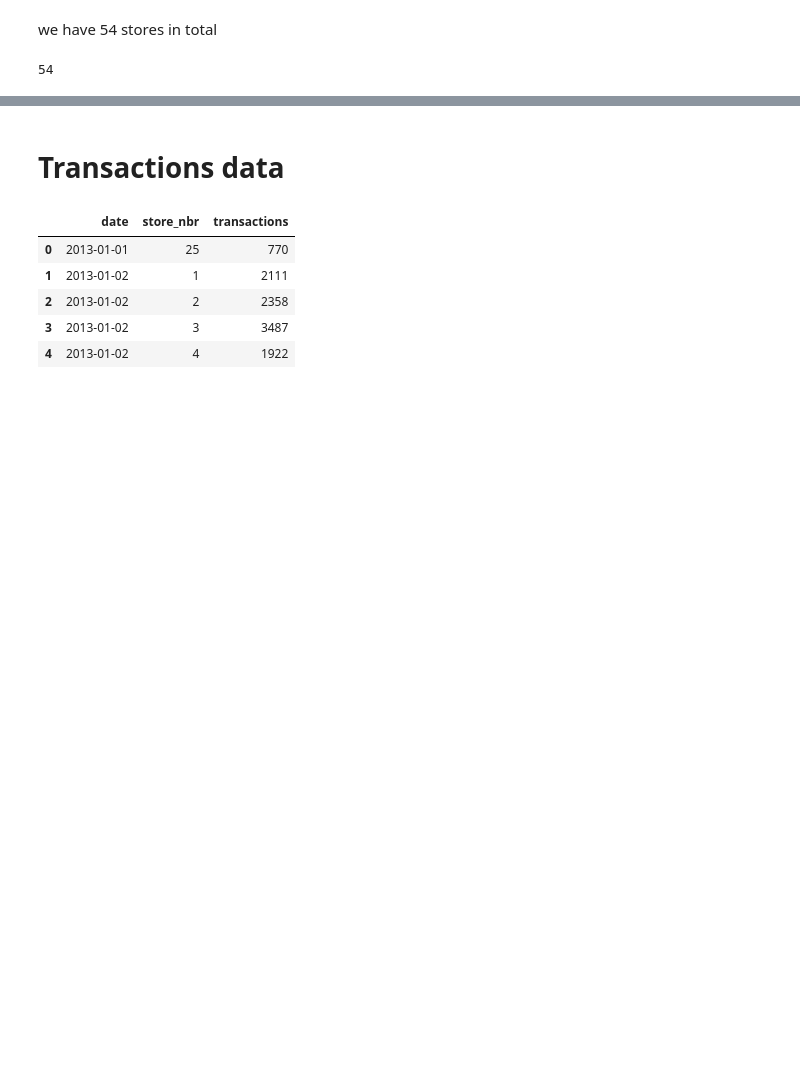
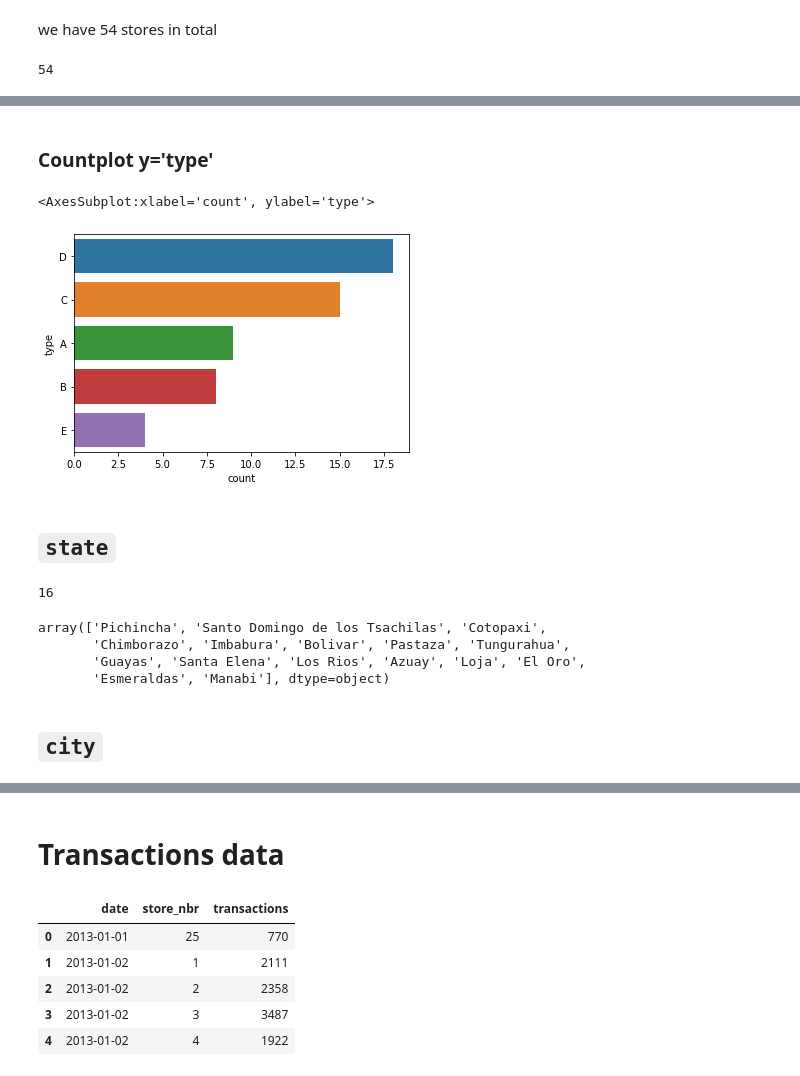
Before and after one commit to didine13/forecasting_for_sales, a Jupyter notebook: notebooks/nhouyvanisvong_dataexplo.ipynb, the cells around one changed output, grey strips where cells are left out. Drawn from its saved outputs; the diff is of its cells as text; code cells hidden in the pictures; blank space fills up the shorter version.

```diff
--- a/notebooks/nhouyvanisvong_dataexplo.ipynb
+++ b/notebooks/nhouyvanisvong_dataexplo.ipynb
@@ -246,0 +260,7 @@ array(['Quito', 'Santo Domingo', 'Cayambe', 'Latacunga', 'Riobamba',
+# %% [markdown]
+### Countplot y='type'
+# %%
+sns.countplot(y='type', data=stores_data, order=stores_data['type'].value_counts().index)
+# %% [output]
+<AxesSubplot:xlabel='count', ylabel='type'>
+[figure, added]
@@ -246,0 +269,15 @@ array(['Quito', 'Santo Domingo', 'Cayambe', 'Latacunga', 'Riobamba',
+# %% [markdown]
+## `state`
+# %%
+len(stores_data['state'].unique())
+# %% [output]
+16
+# %%
+stores_data['state'].unique()
+# %% [output]
+array(['Pichincha', 'Santo Domingo de los Tsachilas', 'Cotopaxi',
+       'Chimborazo', 'Imbabura', 'Bolivar', 'Pastaza', 'Tungurahua',
+       'Guayas', 'Santa Elena', 'Los Rios', 'Azuay', 'Loja', 'El Oro',
+       'Esmeraldas', 'Manabi'], dtype=object)
+# %% [markdown]
+## `city`
```
Also changed, not shown: parts of 26 cells of this notebook.
